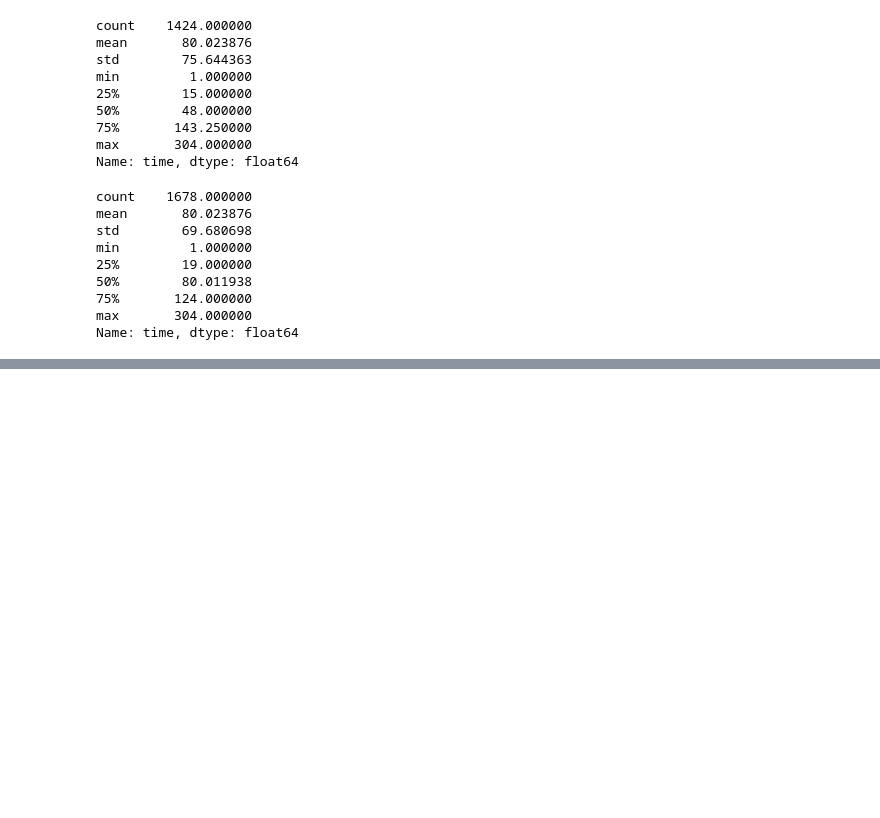
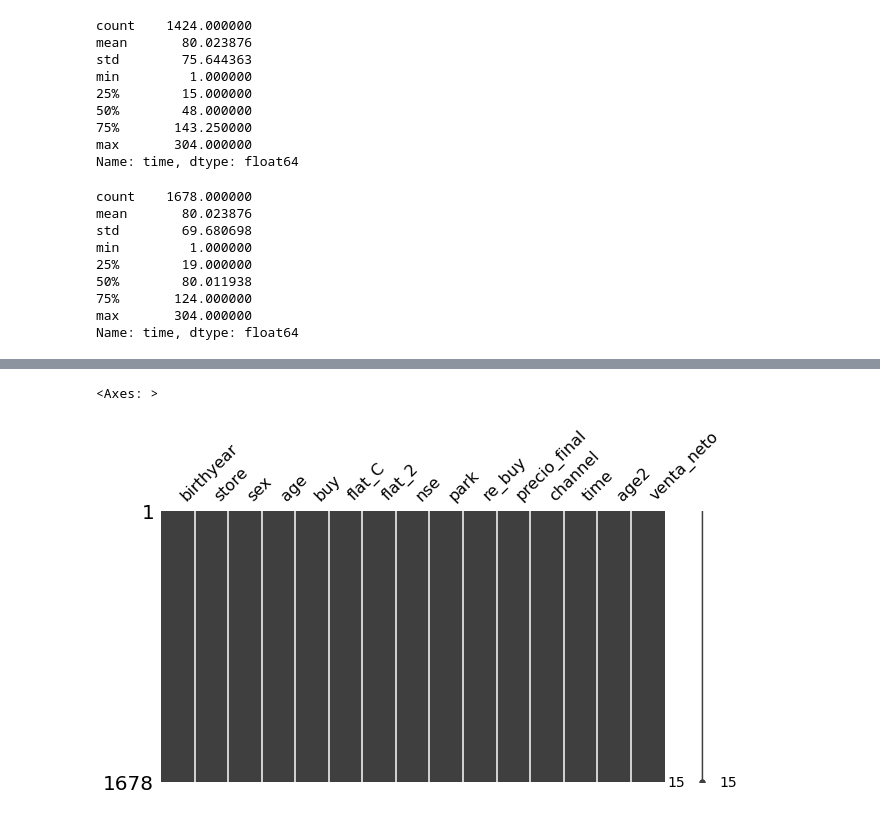
Before and after one commit to Franciscoletelier/UDP_BA, a Jupyter notebook: UDP_BA_Clase_Control01.ipynb, the cells around one changed output, grey strips where cells are left out. Saved outputs shown, nothing was run; the diff lists cells and outputs as text; code cells hidden in the pictures; blank space fills up the shorter version.

```diff
--- a/UDP_BA_Clase_Control01.ipynb
+++ b/UDP_BA_Clase_Control01.ipynb
@@ -445,3 +449,6 @@ min         18.000000
 75%      33973.750000
 max      86606.000000
 Name: precio_final, dtype: float64
+# %%
+# Vamos a crear la variable precio sin IVA
+df['venta_neto'] = df.precio_final / 1.19
@@ -450,8 +477,9 @@ Name: precio_final, dtype: float64
 # df.channel.isnull().sum()
 # df.channel.isna().sum()
 # Se reemplaza el dato faltante por la moda
-df.channel.replace({np.nan:1}, inplace=True)
-df.channel.replace({'3':1}, inplace=True)
-
-df.channel.describe()
+# * channel: canal de venta (1=presencial, 2=internet)
+df.channel.replace({np.nan:'presencial'}, inplace=True)
+df.channel.replace({1:'presencial'}, inplace=True)
+df.channel.replace({2:'internet'}, inplace=True)
+df.channel.value_counts()
 # %% [output]
@@ -495,0 +544,9 @@ Name: time, dtype: float64
+# %%
+# Cambio de tipo de datos a categoría u objeto a través de un ciclo for
+# Se crea una lista con las variables que se desea cambiar
+var_cat = ['store', 'sex', 'flat_C', 'flat_2', 'nse', 'park', 'channel']
+# A través de un ciclo for se cambia el tipo de dato
+for i in var_cat:
+    df[i] = df[i].astype('category')
+
+df.info()
@@ -495,0 +571,9 @@ Name: time, dtype: float64
+# %%
+#Cambiar el tipo de datos a int64
+# Se crea una lista con las variables que se desea cambiar
+var_int = ['precio_final', 'age2', 'venta_neto']
+# A través de un ciclo for se cambia el tipo de dato
+for i in var_int:
+    df[i] = df[i].astype('int64')
+
+df.info()
@@ -495,0 +600,8 @@ Name: time, dtype: float64
+# %%
+# # Se visualiza la matriz de datos faltantes
+import missingno as msno
+# # La librería missingno no permite visualizar los nombres de las variables
+msno.matrix(df, figsize=(10,5))
+# %% [output]
+<Axes: >
+[figure, added]
```
Also changed, not shown: parts of 55 cells of this notebook.
